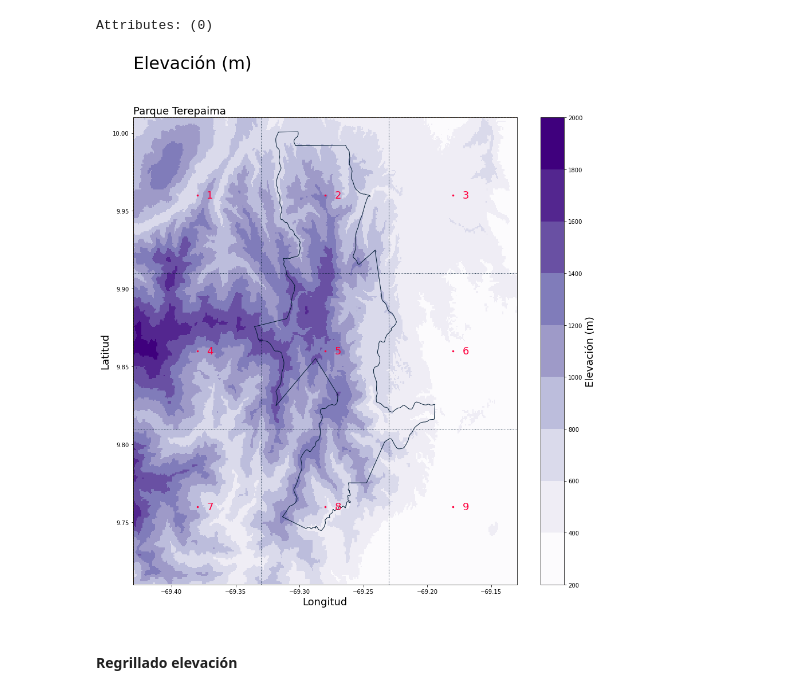
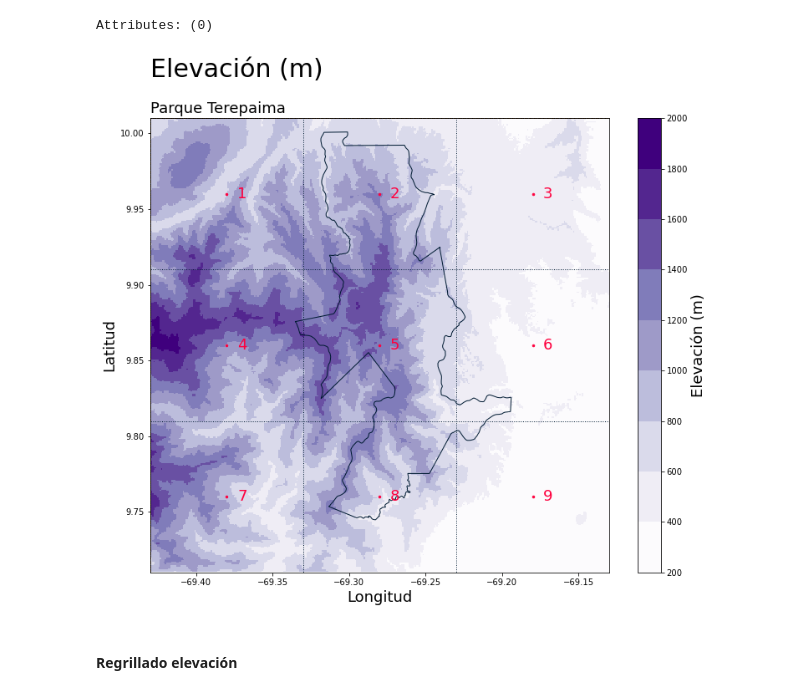
Before and after one commit to esglobe/geet-metview, a Jupyter notebook: terepaima/code/5_regrillado_data.ipynb, the cells around one changed output. Saved outputs shown, nothing was run; the diff lists cells and outputs as text; code cells hidden in the pictures.

```diff
--- a/terepaima/code/5_regrillado_data.ipynb
+++ b/terepaima/code/5_regrillado_data.ipynb
@@ -183,7 +183,7 @@ y_grid  = y + 0.05
 
 
 # plot
-fig = plt.figure(figsize=(15,15))
+fig = plt.figure(figsize=(12.3,10))
 ax = fig.add_subplot(1, 1, 1)
 
 
@@ -304,7 +304,7 @@ x_grid = x + 0.05
 y_grid  = y + 0.05
 
 # plot
-fig = plt.figure(figsize=(15,15))
+fig = plt.figure(figsize=(12.3,10))
 ax = fig.add_subplot(1, 1, 1)
 
 # raster
@@ -337,34 +337,34 @@ for i in list(range(1, len(x) )):
 # grilla
 color_grid = '#001B32'
 for i in list(range( len(x_grid) )):
   ax.vlines(x = x_grid[i],ymin=min(y_grid),ymax=max(y_grid),
             colors = color_grid,
             linestyles='dotted',
             linewidth=1,
             label = 'vline_multiple - full height')
 
 for i in list(range( len(y_grid) )):
   ax.hlines(y = y_grid[i],xmin=min(x_grid),xmax=max(x_grid),
             colors = color_grid,
             linestyles='dotted',
             linewidth=1,
             label = 'vline_multiple - full height')
 
 # titulos
 plt.title(f"Parque Terepaima",fontsize=18,loc='left')
 plt.title(f"",fontsize=30,loc='center')
 plt.suptitle(f"Elevación (m)",ha='left',fontsize=30,x=0.125)
 plt.xlabel("Longitud",loc='center',fontsize=18)
 plt.ylabel("Latitud",loc='center',fontsize=18)
 
 plt.xlim([-69.43, -69.13])
 plt.ylim([9.71, 10.01])
 
 plt.savefig('./figures/grilla_elevacion_terepaima.png')
 
 plt.show()
 # %% [output]
-[figure, old version]
+[figure, new version]
 # %% [markdown]
 #### Regrillado elevación
 # %%
```
Also changed, not shown: parts of 6 cells of this notebook, 8 other files.
